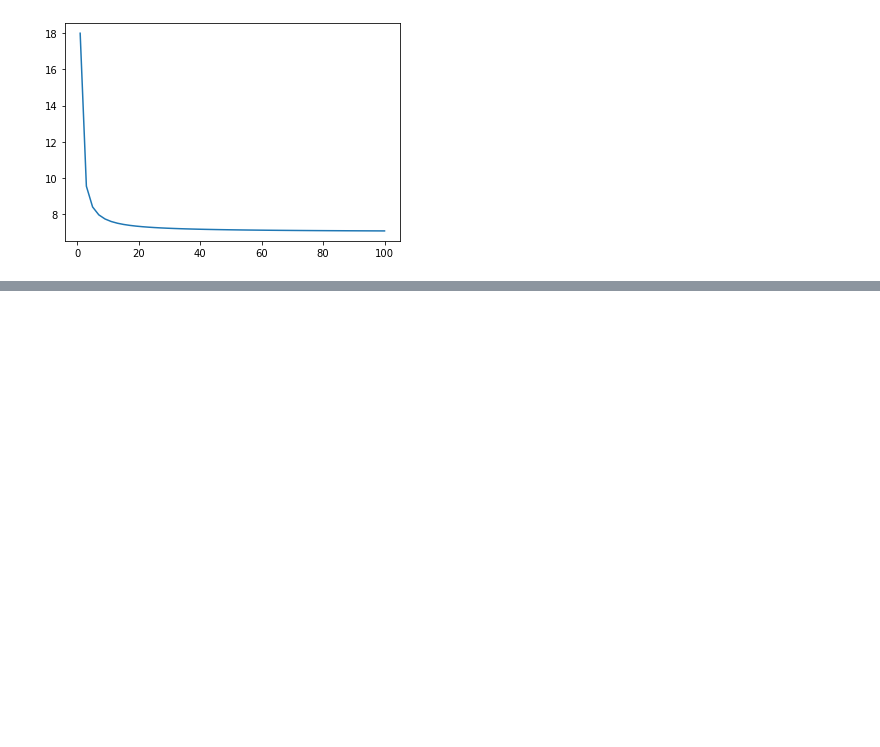
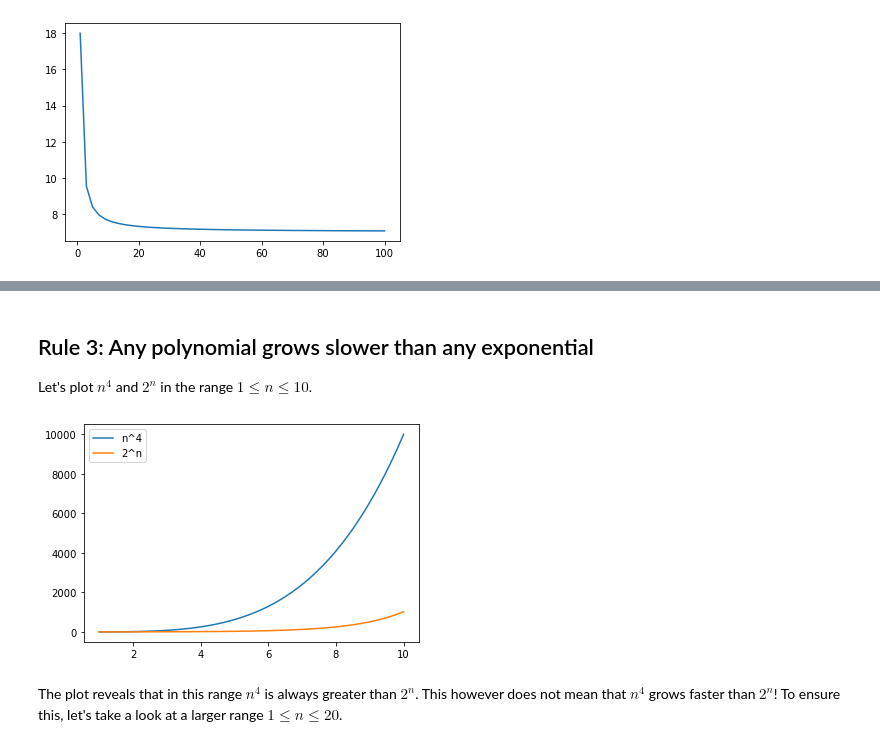
Before and after one commit to AayushTyagi1/Analyzing-Big-O-Notation, a Jupyter notebook: Analyzing Big-O Notation.ipynb, the cells around one changed output, grey strips where cells are left out. Cells and saved outputs as stored; diff of their text form; code cells hidden in the pictures; blank space fills up the shorter version.

```diff
--- a/Analyzing Big-O Notation.ipynb
+++ b/Analyzing Big-O Notation.ipynb
@@ -93,0 +103,14 @@ For constants $a > b > 0$, $n^a$ grows faster than $n^b$. This, in particular, m
+# %% [markdown]
+## Rule 3: Any polynomial grows slower than any exponential
+
+Let's plot $n^4$ and $2^n$ in the range $1 \le n \le 10$.
+# %%
+n = np.linspace(1, 10)
+plt.plot(n, n ** 4, label="n^4")
+plt.plot(n, 2 ** n, label="2^n")
+plt.legend(loc='upper left')
+plt.show()
+# %% [output]
+[figure, added]
+# %% [markdown]
+The plot reveals that in this range $n^4$ is always greater than $2^n$. This however does not mean that $n^4$ grows faster than $2^n$! To ensure this, let's take a look at a larger range $1 \le n \le 20$.
```
Also changed, not shown: parts of 3 cells of this notebook.
